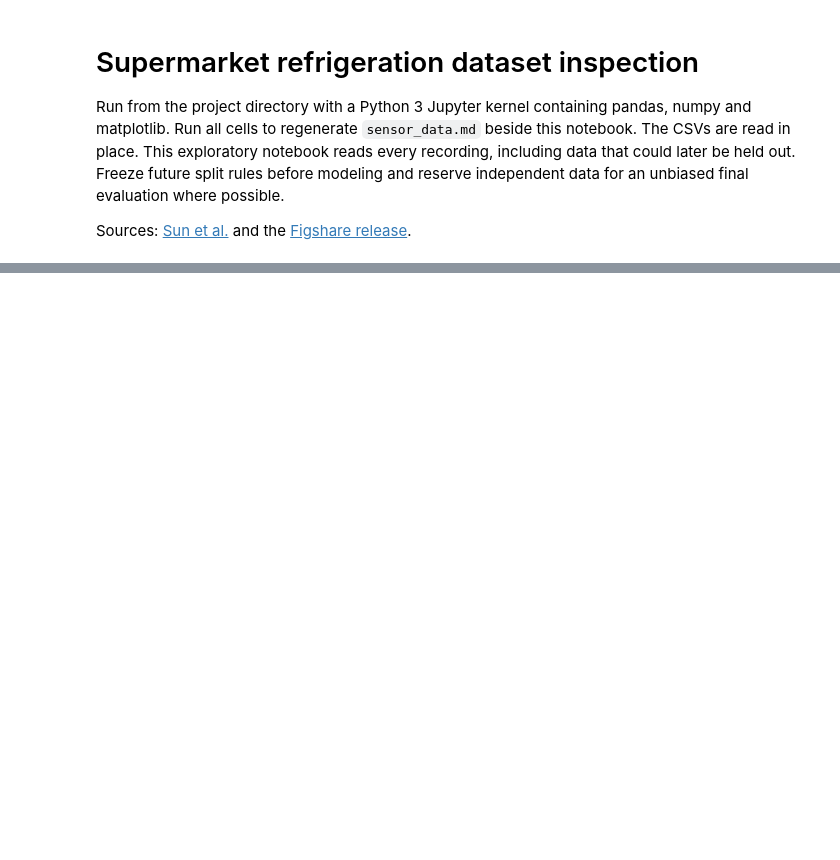
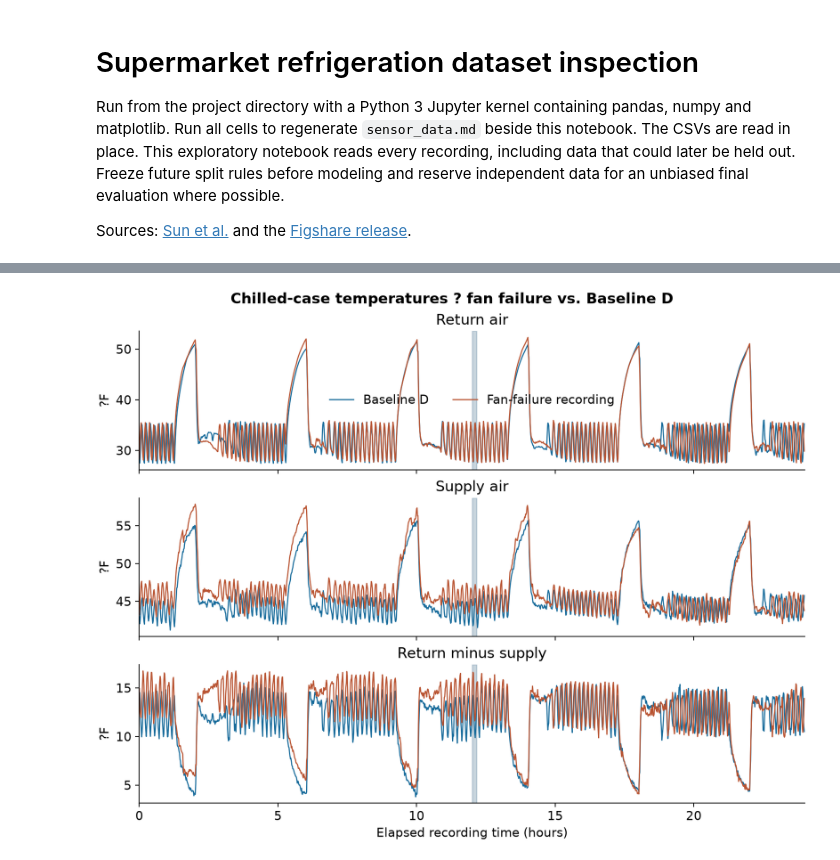
Before and after one commit to aliphys/hackJunction2026, a Jupyter notebook: sensor_data.ipynb, the cells around one changed output, grey strips where cells are left out. Cells and saved outputs as stored; diff of their text form; code cells hidden in the pictures; blank space fills up the shorter version.

```diff
--- a/sensor_data.ipynb
+++ b/sensor_data.ipynb
@@ -267,0 +272,30 @@ for fault_number in comparisons:
+# %%
+from pathlib import Path
+import matplotlib.pyplot as plt
+import numpy as np
+import pandas as pd
+
+plt.rcParams.update({"font.size": 11, "axes.spines.top": False, "axes.spines.right": False})
+blue, orange = "#176b9b", "#b95432"
+
+cols = ["T-MTCase-Ret", "T-MTCase-Sup"]
+fig, axes = plt.subplots(3, 1, sharex=True, figsize=(9, 7), layout="constrained")
+for filename, label, color in [
+    ("BaselineTestD", "Baseline D", blue), ("Fault4_MTEvapFanFailure", "Fan-failure recording", orange)
+]:
+    raw = pd.read_csv(Path("data") / f"{filename}.csv", usecols=["Timestamp", *cols])
+    stamp = pd.to_datetime(raw.pop("Timestamp"), format="mixed").dt.floor("min")
+    series = raw.groupby(stamp).median()
+    hour = (series.index - series.index[0]).total_seconds() / 3600
+    series["Air temperature difference"] = series[cols[0]] - series[cols[1]]
+    for ax, channel, title in zip(axes, series, ["Return air", "Supply air", "Return minus supply"]):
+        ax.plot(hour, series[channel], color=color, label=label, linewidth=1)
+        ax.axvspan(12, 12 + 10/60, color="#7495ac", alpha=.22)
+        ax.set(ylabel="?F", title=title)
+axes[0].legend(frameon=False, ncol=2)
+axes[-1].set(xlabel="Elapsed recording time (hours)", xlim=(0, 24))
+fig.suptitle("Chilled-case temperatures ? fan failure vs. Baseline D", fontweight="bold")
+fig.savefig("fan_failure_vs_baseline_d.png", dpi=200)
+plt.show()
+# %% [output]
+[figure, added]
```
Also changed, not shown: parts of 1 cell of this notebook, 12 other files.
